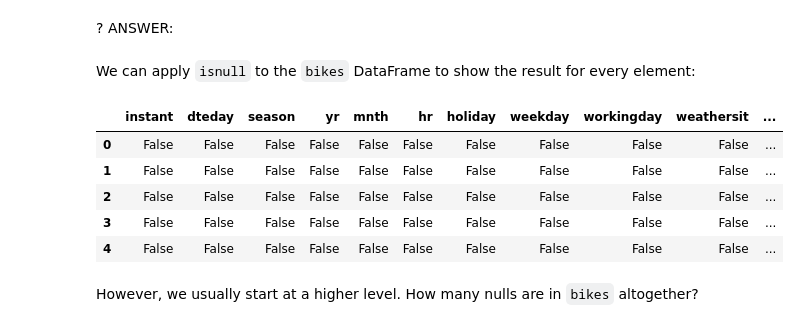
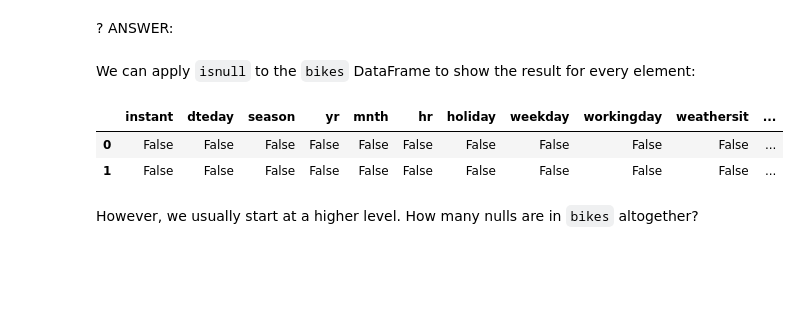
Before and after one commit to Leek03/dsia, a Jupyter notebook: hieu/Lab3_Hieu/DSIA Lab 3.1.1_Hieu.ipynb, the cells around one changed output. Drawn from its saved outputs; the diff is of its cells as text; code cells hidden in the pictures; blank space fills up the shorter version.

```diff
--- a/hieu/Lab3_Hieu/DSIA Lab 3.1.1_Hieu.ipynb
+++ b/hieu/Lab3_Hieu/DSIA Lab 3.1.1_Hieu.ipynb
@@ -418,14 +407,11 @@ ANSWER:
 # %% [markdown]
 We can apply `isnull` to the `bikes` DataFrame to show the result for every element:
 # %%
-bikes.isnull().head()
+bikes.isnull().head(2)
 # %% [output]
 |  | instant | dteday | season | yr | mnth | hr | holiday | weekday | workingday | weathersit | ... |
 | 0 | False | False | False | False | False | False | False | False | False | False | ... |
 | 1 | False | False | False | False | False | False | False | False | False | False | ... |
-| 2 | False | False | False | False | False | False | False | False | False | False | ... |
-| 3 | False | False | False | False | False | False | False | False | False | False | ... |
-| 4 | False | False | False | False | False | False | False | False | False | False | ... |
 # %% [markdown]
 However, we usually start at a higher level. How many nulls are in `bikes` altogether?
 # %%
```
Also changed, not shown: parts of 16 cells of this notebook, 3 other files.
